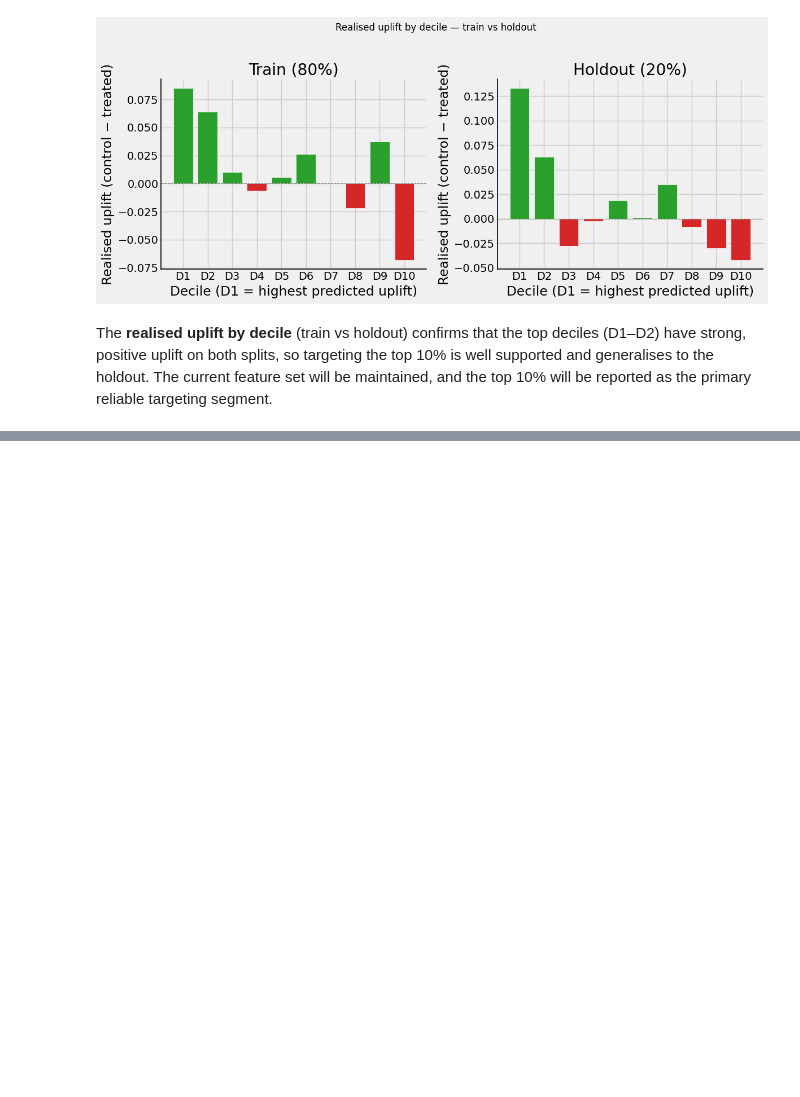
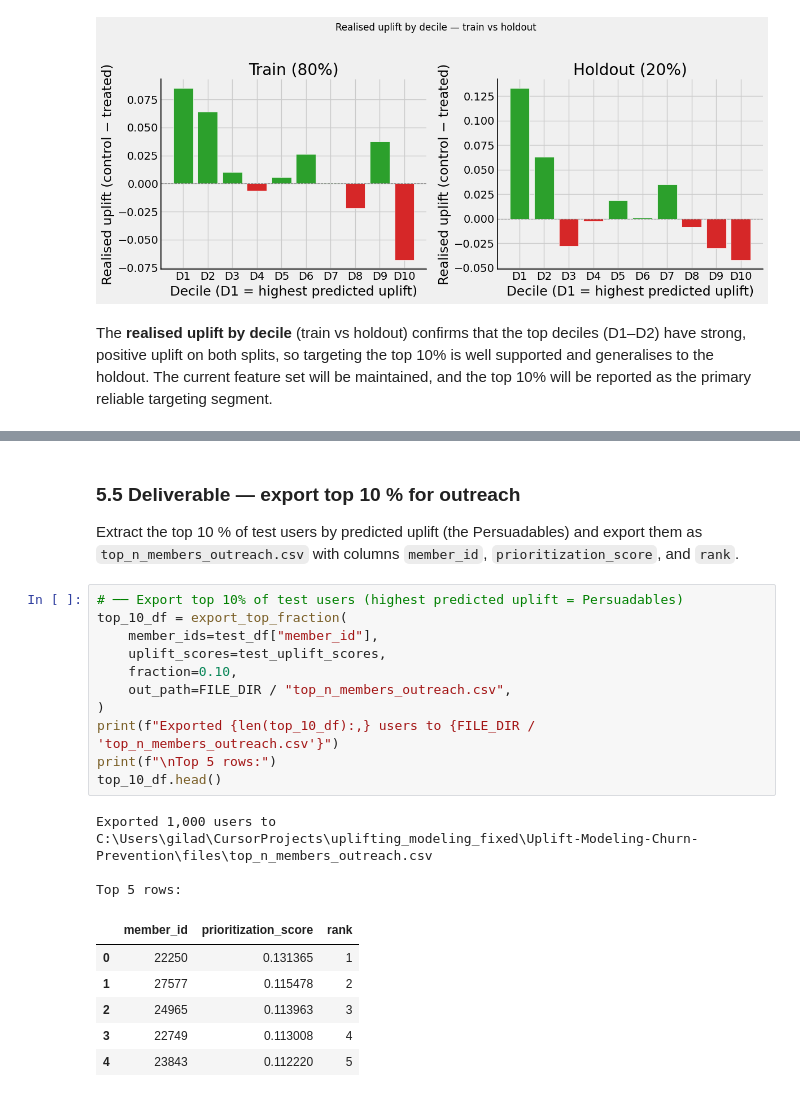
Before and after one commit to Noa-Gilad/Uplift-Modeling-Churn-Prevention, a Jupyter notebook: src/uplift_churn_prediction.ipynb, the cells around one changed output, grey strips where cells are left out. Cells and saved outputs as stored; diff of their text form; blank space fills up the shorter version.

Commit message:
deliverable created properly!

```diff
--- a/src/uplift_churn_prediction.ipynb
+++ b/src/uplift_churn_prediction.ipynb
@@ -424,0 +485,25 @@ The **realised uplift by decile** (train vs holdout) confirms that the top decil
+# %% [markdown]
+### 5.5 Deliverable — export top 10 % for outreach
+
+Extract the top 10 % of test users by predicted uplift (the Persuadables) and export them as `top_n_members_outreach.csv` with columns `member_id`, `prioritization_score`, and `rank`.
+# %%
+# ── Export top 10% of test users (highest predicted uplift = Persuadables)
+top_10_df = export_top_fraction(
+    member_ids=test_df["member_id"],
+    uplift_scores=test_uplift_scores,
+    fraction=0.10,
+    out_path=FILE_DIR / "top_n_members_outreach.csv",
+)
+print(f"Exported {len(top_10_df):,} users to {FILE_DIR / 'top_n_members_outreach.csv'}")
+print(f"\nTop 5 rows:")
+top_10_df.head()
+# %% [output]
+Exported 1,000 users to C:\Users\gilad\CursorProjects\uplifting_modeling_fixed\Uplift-Modeling-Churn-Prevention\files\top_n_members_outreach.csv
+
+Top 5 rows:
+|  | member_id | prioritization_score | rank |
+| 0 | 22250 | 0.131365 | 1 |
+| 1 | 27577 | 0.115478 | 2 |
+| 2 | 24965 | 0.113963 | 3 |
+| 3 | 22749 | 0.113008 | 4 |
+| 4 | 23843 | 0.112220 | 5 |
```
Also changed, not shown: parts of 5 cells of this notebook, 2 other files.
